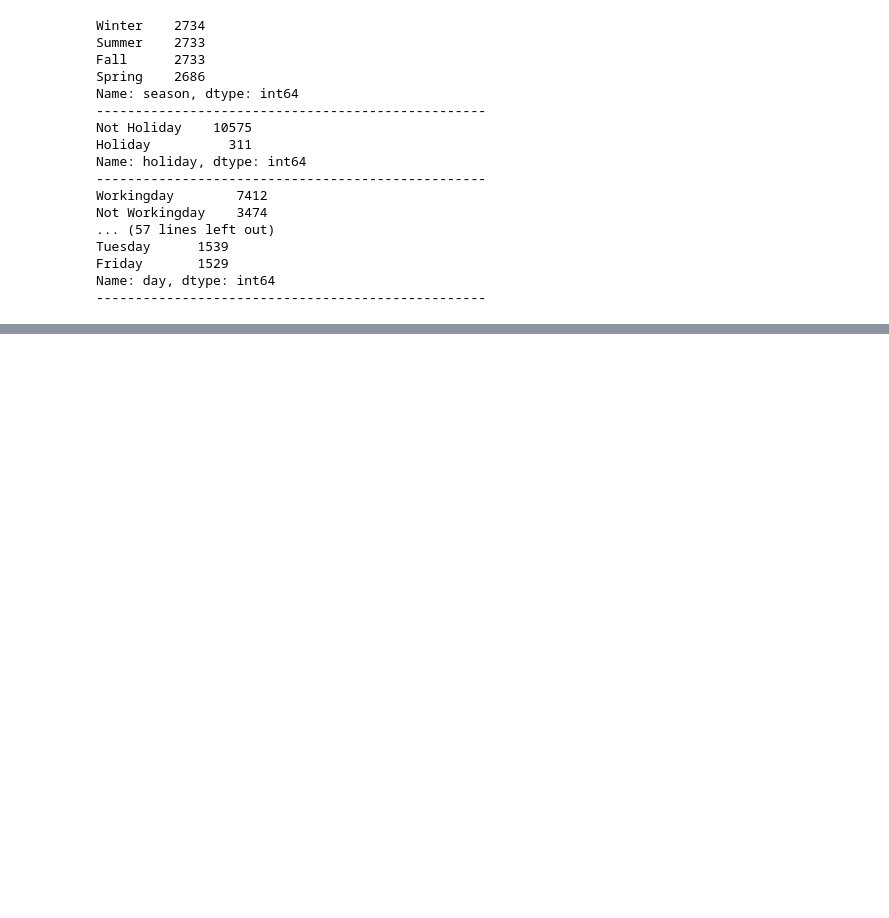
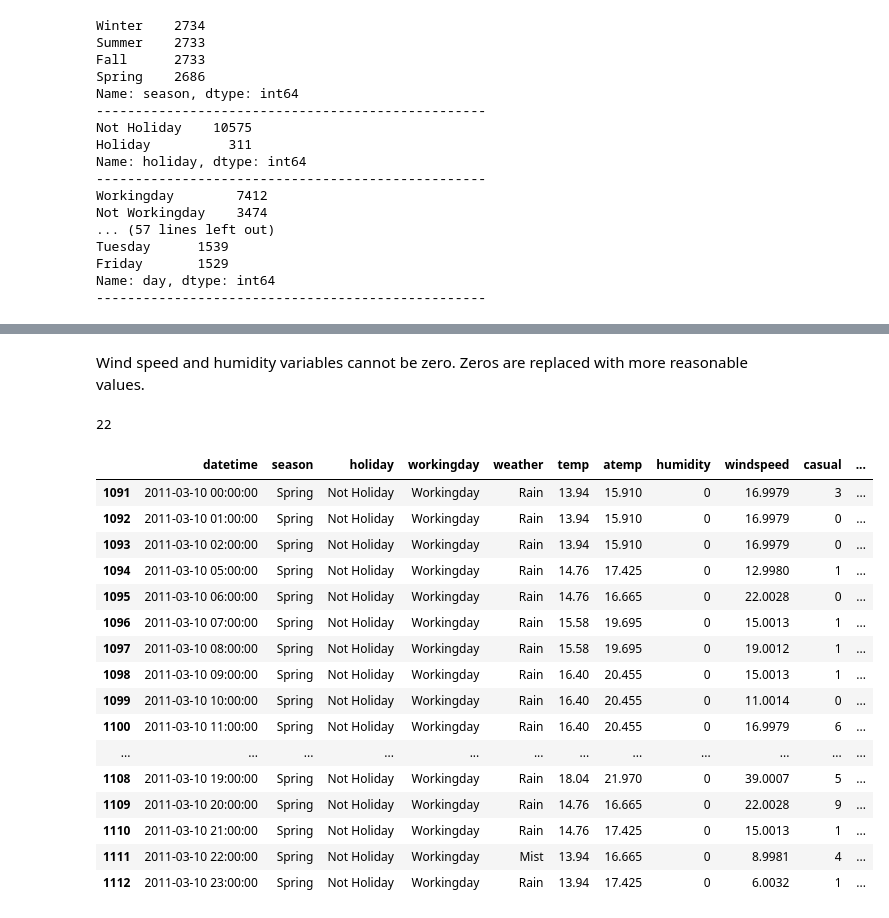
Before and after one commit to beriaacan/Predict-Bike-Demand, a Jupyter notebook: Predict_Bike_Demand.ipynb, the cells around one changed output, grey strips where cells are left out. Saved outputs shown, nothing was run; the diff lists cells and outputs as text; code cells hidden in the pictures; blank space fills up the shorter version.

```diff
--- a/Predict_Bike_Demand.ipynb
+++ b/Predict_Bike_Demand.ipynb
@@ -227,3 +227,12 @@ The first observation points out that having a single value for 'snow' in the da
 
 * **Distinguishing Working Day, Holiday, and Weekend:**
 The second observation highlights a discrepancy between the 'holiday' and 'not-workingday' variables. It clarifies that the term 'workingday' refers to days that are neither weekends nor holidays. Additionally, the dataset contains cases where neither 'workingday' nor 'holiday' applies. This underscores the need for a third variable: 'weekend.' This variable summarizes scenarios where neither work nor vacation is active, effectively representing a 'weekend.' This subtle distinction clarifies that 'holiday' specifically refers to public holidays, distinct from 'weekend' holidays.
+# %%
+# Define a mapping dictionary to combine the clusters
+cluster_mapping = {"Snow" : "Rain"}
+
+# Update the "grade" column with the new cluster labels
+data['weather'] = data['weather'].replace(cluster_mapping)
+
+# Check the value_counts for the weather after replacing
+data['weather'].value_counts()
@@ -229,0 +269,32 @@ The second observation highlights a discrepancy between the 'holiday' and 'not-w
+# %% [markdown]
+Wind speed and humidity variables cannot be zero. Zeros are replaced with more reasonable values.
+# %%
+# Get the count of the minimum value
+count_of_min_value = data[data['humidity']==0].shape[0]
+
+count_of_min_value
+# %% [output]
+22
+# %%
+# Filter rows with the minimum value
+min_value_rows = data[data['humidity'] == 0]
+
+min_value_rows
+# %% [output]
+|  | datetime | season | holiday | workingday | weather | temp | atemp | humidity | windspeed | casual | ... |
+| 1091 | 2011-03-10 00:00:00 | Spring | Not Holiday | Workingday | Rain | 13.94 | 15.910 | 0 | 16.9979 | 3 | ... |
+| 1092 | 2011-03-10 01:00:00 | Spring | Not Holiday | Workingday | Rain | 13.94 | 15.910 | 0 | 16.9979 | 0 | ... |
+| 1093 | 2011-03-10 02:00:00 | Spring | Not Holiday | Workingday | Rain | 13.94 | 15.910 | 0 | 16.9979 | 0 | ... |
+| 1094 | 2011-03-10 05:00:00 | Spring | Not Holiday | Workingday | Rain | 14.76 | 17.425 | 0 | 12.9980 | 1 | ... |
+| 1095 | 2011-03-10 06:00:00 | Spring | Not Holiday | Workingday | Rain | 14.76 | 16.665 | 0 | 22.0028 | 0 | ... |
+| 1096 | 2011-03-10 07:00:00 | Spring | Not Holiday | Workingday | Rain | 15.58 | 19.695 | 0 | 15.0013 | 1 | ... |
+| 1097 | 2011-03-10 08:00:00 | Spring | Not Holiday | Workingday | Rain | 15.58 | 19.695 | 0 | 19.0012 | 1 | ... |
+| 1098 | 2011-03-10 09:00:00 | Spring | Not Holiday | Workingday | Rain | 16.40 | 20.455 | 0 | 15.0013 | 1 | ... |
+| 1099 | 2011-03-10 10:00:00 | Spring | Not Holiday | Workingday | Rain | 16.40 | 20.455 | 0 | 11.0014 | 0 | ... |
+| 1100 | 2011-03-10 11:00:00 | Spring | Not Holiday | Workingday | Rain | 16.40 | 20.455 | 0 | 16.9979 | 6 | ... |
+| ... | ... | ... | ... | ... | ... | ... | ... | ... | ... | ... | ... |
+| 1108 | 2011-03-10 19:00:00 | Spring | Not Holiday | Workingday | Rain | 18.04 | 21.970 | 0 | 39.0007 | 5 | ... |
+| 1109 | 2011-03-10 20:00:00 | Spring | Not Holiday | Workingday | Rain | 14.76 | 16.665 | 0 | 22.0028 | 9 | ... |
+| 1110 | 2011-03-10 21:00:00 | Spring | Not Holiday | Workingday | Rain | 14.76 | 17.425 | 0 | 15.0013 | 1 | ... |
+| 1111 | 2011-03-10 22:00:00 | Spring | Not Holiday | Workingday | Mist | 13.94 | 16.665 | 0 | 8.9981 | 4 | ... |
+| 1112 | 2011-03-10 23:00:00 | Spring | Not Holiday | Workingday | Rain | 13.94 | 17.425 | 0 | 6.0032 | 1 | ... |
```
Also changed, not shown: parts of 6 cells of this notebook.
